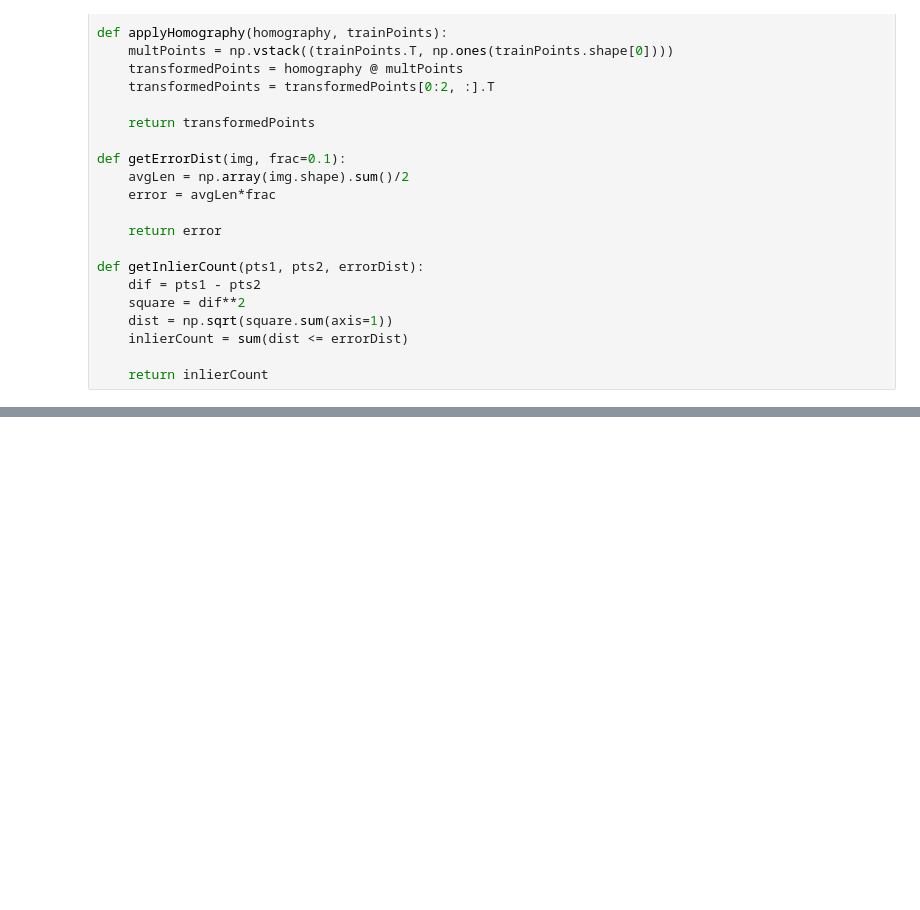
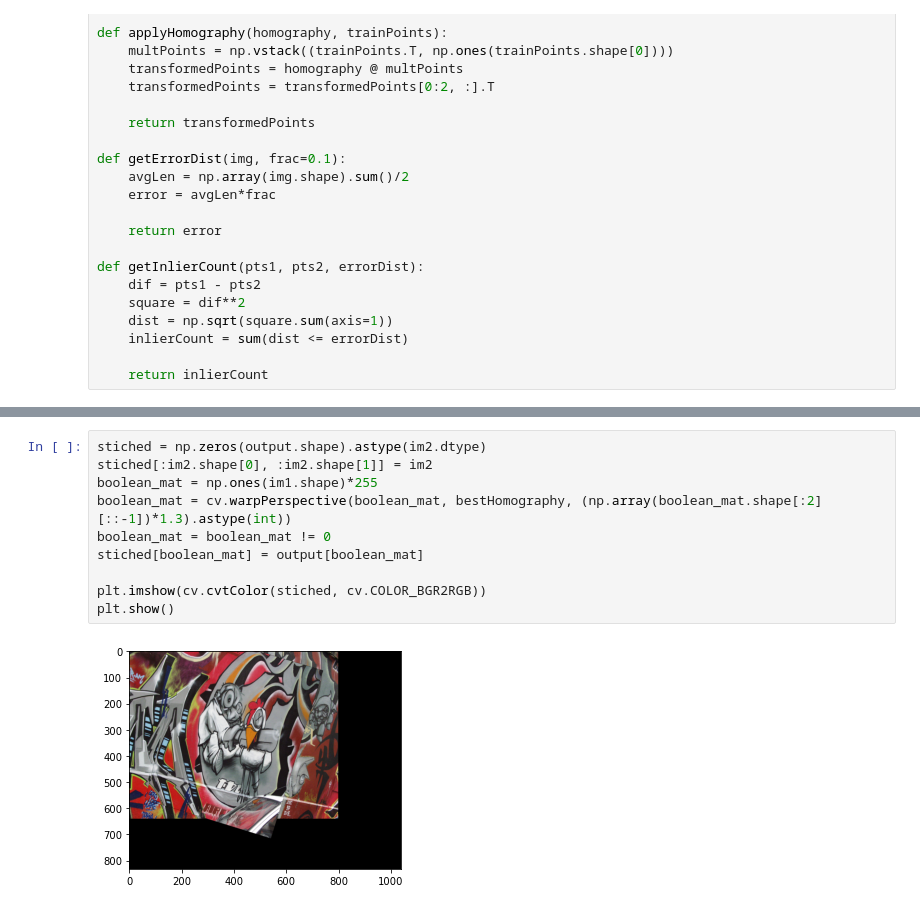
Before and after one commit to Avishka-Perera/UoM-S4-EN2550-Assignments, a Jupyter notebook: Answers/Assignment-2/assignment-2.ipynb, the cells around one changed output, grey strips where cells are left out. Drawn from its saved outputs; the diff is of its cells as text; blank space fills up the shorter version.

```diff
--- a/Answers/Assignment-2/assignment-2.ipynb
+++ b/Answers/Assignment-2/assignment-2.ipynb
@@ -423,0 +420,12 @@ plt.show()
+# %%
+stiched = np.zeros(output.shape).astype(im2.dtype)
+stiched[:im2.shape[0], :im2.shape[1]] = im2
+boolean_mat = np.ones(im1.shape)*255
+boolean_mat = cv.warpPerspective(boolean_mat, bestHomography, (np.array(boolean_mat.shape[:2][::-1])*1.3).astype(int))
+boolean_mat = boolean_mat != 0
+stiched[boolean_mat] = output[boolean_mat]
+
+plt.imshow(cv.cvtColor(stiched, cv.COLOR_BGR2RGB))
+plt.show()
+# %% [output]
+[figure, added]
```
Also changed, not shown: parts of 4 cells of this notebook.
